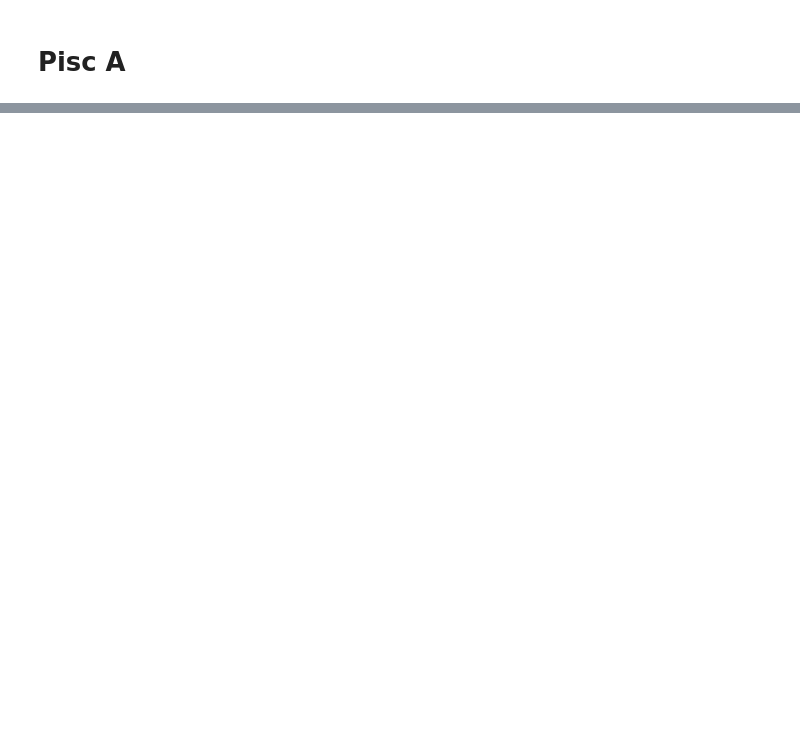
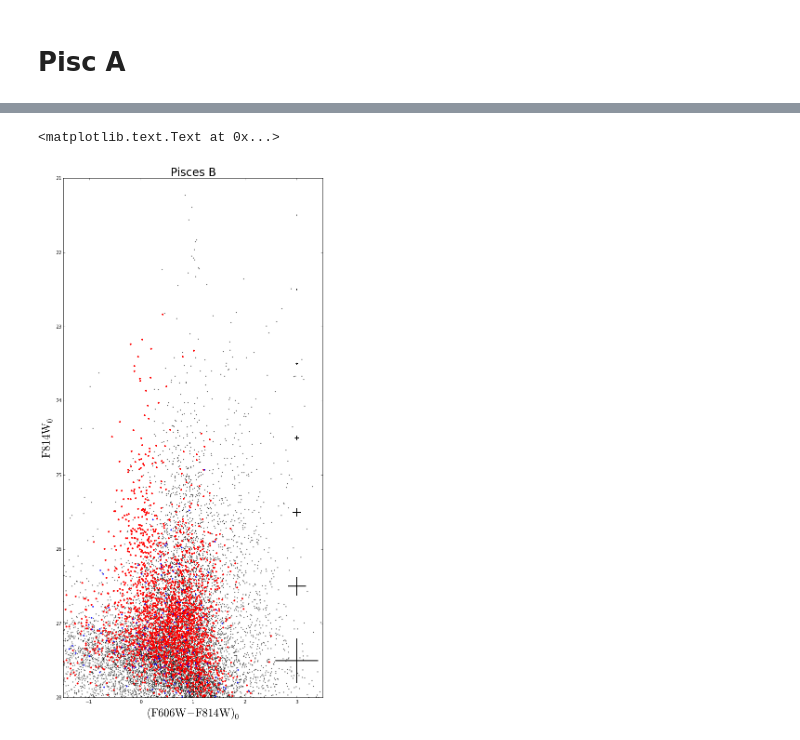
Before and after one commit to eteq/piscdwarfs_hst, a Jupyter notebook: Calibed Analysis.ipynb, the cells around one changed output, grey strips where cells are left out. Saved outputs shown, nothing was run; the diff lists cells and outputs as text; code cells hidden in the pictures; blank space fills up the shorter version.

```diff
--- a/Calibed Analysis.ipynb
+++ b/Calibed Analysis.ipynb
@@ -103,0 +201,48 @@ plt.title('Pisces A',fontsize=24)
+# %%
+# only use good stars
+ds = d[d[:, 10]<2]
+
+m606 = ds[:,15] - A606W
+m606e = ds[:,17]
+m814 = ds[:,28] - A814W
+m814e = ds[:,30]
+dpx_dwarf = np.hypot(x0-ds[:,2],y0-ds[:,3])
+dpx_control = np.hypot(xc-ds[:,2],yc-ds[:,3])
+# %%
+ ce = np.hypot(m606e, m814e)
+ me = m814e
+ c = m606-m814
+ m = m814
+# %%
+m=m606
+plt.figure(figsize=(10, 20))
+plt.clf()
+
+px_ap = 500
+msk_dwarf = dpx_dwarf < px_ap
+msk_control = dpx_control < px_ap
+other = (~msk_dwarf)&(~msk_control)
+
+plt.scatter(c[other], m[other], s=2, alpha=.5, color='k')
+plt.scatter(c[msk_dwarf], m[msk_dwarf], s=8, alpha=1, color='r')
+plt.scatter(c[msk_control], m[msk_control], s=5, alpha=1, color='b')
+plt.xlim(-1.5, 3.5)
+plt.ylim(28, 21)
+
+inbox = (min(plt.xlim())<c)&(c<max(plt.xlim()))&(min(plt.ylim())<m)&(m<max(plt.ylim()))
+errmagbins = plt.yticks()[0]
+
+binnum = np.digitize(m, errmagbins)
+binmags = np.convolve(errmagbins, [0.5,0.5],mode='valid')
+ces = [np.median(ce[(bi==binnum)&(ce<9)&inbox]) for bi in np.arange(len(errmagbins))[1:]]
+mes = [np.median(me[(bi==binnum)&(me<9)&inbox]) for bi in np.arange(len(errmagbins))[1:]]
+
+plt.errorbar([3]*len(binmags), binmags, mes, ces, fmt=None, capsize=0,ecolor='k',elinewidth=2)
+
+plt.xlabel(r'$({\rm F606W - F814W})_0$',fontsize=24)
+plt.ylabel(r'${\rm F814W}_0$',fontsize=24)
+plt.title('Pisces B',fontsize=24)
+#plt.savefig('PiscA_cmd.pdf')
+# %% [output]
+<matplotlib.text.Text at 0x...>
+[figure, added]
```
Also changed, not shown: parts of 26 cells of this notebook, 3 other files.
